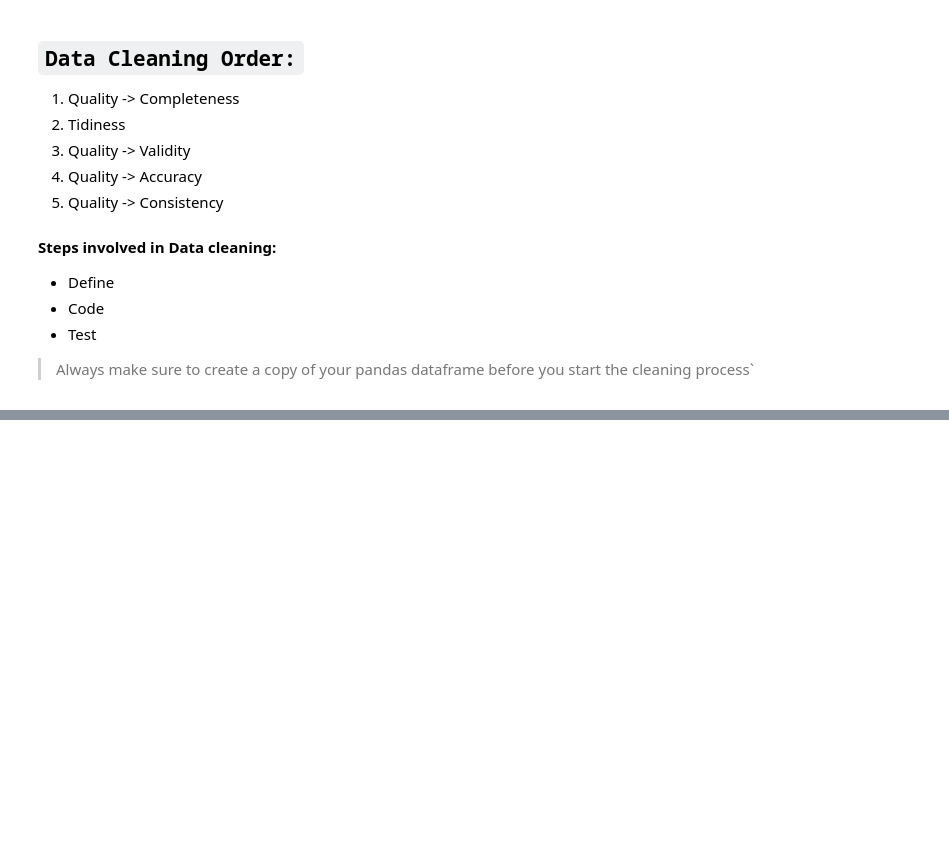
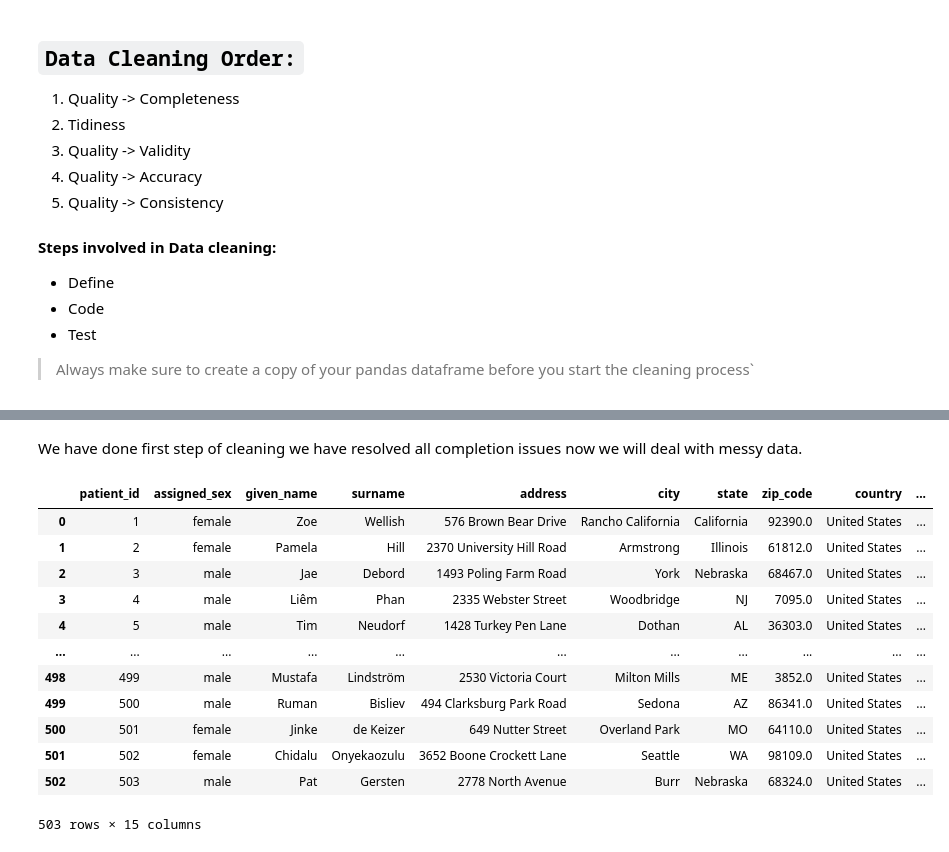
Before and after one commit to muhammad-saad-2006/ai-learning, a Jupyter notebook: week2-DataAnalysis/data-cleaning.ipynb, the cells around one changed output, grey strips where cells are left out. Cells and saved outputs as stored; diff of their text form; code cells hidden in the pictures; blank space fills up the shorter version.

Commit message:
Cleaned the clinical data

```diff
--- a/week2-DataAnalysis/data-cleaning.ipynb
+++ b/week2-DataAnalysis/data-cleaning.ipynb
@@ -332,3 +332,9 @@ Completeness <- Validity <- Accuracy <- Consistency
 - Test
 
 >Always make sure to create a copy of your pandas dataframe before you start the cleaning process`
+# %%
+# Making copy of each data
+patients_df = patients.copy()
+treatments_df = treatments.copy()
+treatments_cut_df = treatments_cut.copy()
+adverse_reactions_df = adverse_reactions.copy()
@@ -334,0 +348,5 @@ Completeness <- Validity <- Accuracy <- Consistency
+# %%
+# converting zip code datatype from float to str
+patients_df['zip_code'] = patients_df['zip_code'].astype(str)
+# %%
+patients_df.fillna('No Data', inplace=True)
@@ -334,0 +437,2 @@ Completeness <- Validity <- Accuracy <- Consistency
+# %% [markdown]
+We have done first step of cleaning we have resolved all completion issues now we will deal with messy data.
@@ -334,0 +442,40 @@ Completeness <- Validity <- Accuracy <- Consistency
+# %%
+def find_contacts(text):
+    if pd.isna(text):
+        return np.nan
+
+    phone_no_pattern = re.compile(r"(\+\d{1,3}\s)?(\(?\d{3}\)?\s?-?\d{3}\s?-?\d{4})")
+
+    phone_numbers = phone_no_pattern.findall(text)
+
+    if not phone_numbers:
+        phone_number = np.nan
+    else:
+        country_code, number = phone_numbers[0]
+        phone_number = f'{country_code}{number}'.strip()
+
+    possible_email = phone_no_pattern.sub('', text).strip()
+
+    return phone_number, possible_email
+
+patients_df['phone'] = patients_df['contact'].apply(lambda x: find_contacts(x)).apply(lambda x: x[0])
+patients_df['email'] = patients_df['contact'].apply(lambda x: find_contacts(x)).apply(lambda x: x[1])
+
+patients_df.drop(columns='contact', inplace= True)
+# %%
+# test
+patients_df
+# %% [output]
+|  | patient_id | assigned_sex | given_name | surname | address | city | state | zip_code | country | ... |
+| 0 | 1 | female | Zoe | Wellish | 576 Brown Bear Drive | Rancho California | California | 92390.0 | United States | ... |
+| 1 | 2 | female | Pamela | Hill | 2370 University Hill Road | Armstrong | Illinois | 61812.0 | United States | ... |
+| 2 | 3 | male | Jae | Debord | 1493 Poling Farm Road | York | Nebraska | 68467.0 | United States | ... |
+| 3 | 4 | male | Liêm | Phan | 2335 Webster Street | Woodbridge | NJ | 7095.0 | United States | ... |
+| 4 | 5 | male | Tim | Neudorf | 1428 Turkey Pen Lane | Dothan | AL | 36303.0 | United States | ... |
+| ... | ... | ... | ... | ... | ... | ... | ... | ... | ... | ... |
+| 498 | 499 | male | Mustafa | Lindström | 2530 Victoria Court | Milton Mills | ME | 3852.0 | United States | ... |
+| 499 | 500 | male | Ruman | Bisliev | 494 Clarksburg Park Road | Sedona | AZ | 86341.0 | United States | ... |
+| 500 | 501 | female | Jinke | de Keizer | 649 Nutter Street | Overland Park | MO | 64110.0 | United States | ... |
+| 501 | 502 | female | Chidalu | Onyekaozulu | 3652 Boone Crockett Lane | Seattle | WA | 98109.0 | United States | ... |
+| 502 | 503 | male | Pat | Gersten | 2778 North Avenue | Burr | Nebraska | 68324.0 | United States | ... |
+503 rows × 15 columns
```
Also changed, not shown: parts of 21 cells of this notebook, 1 other file.
